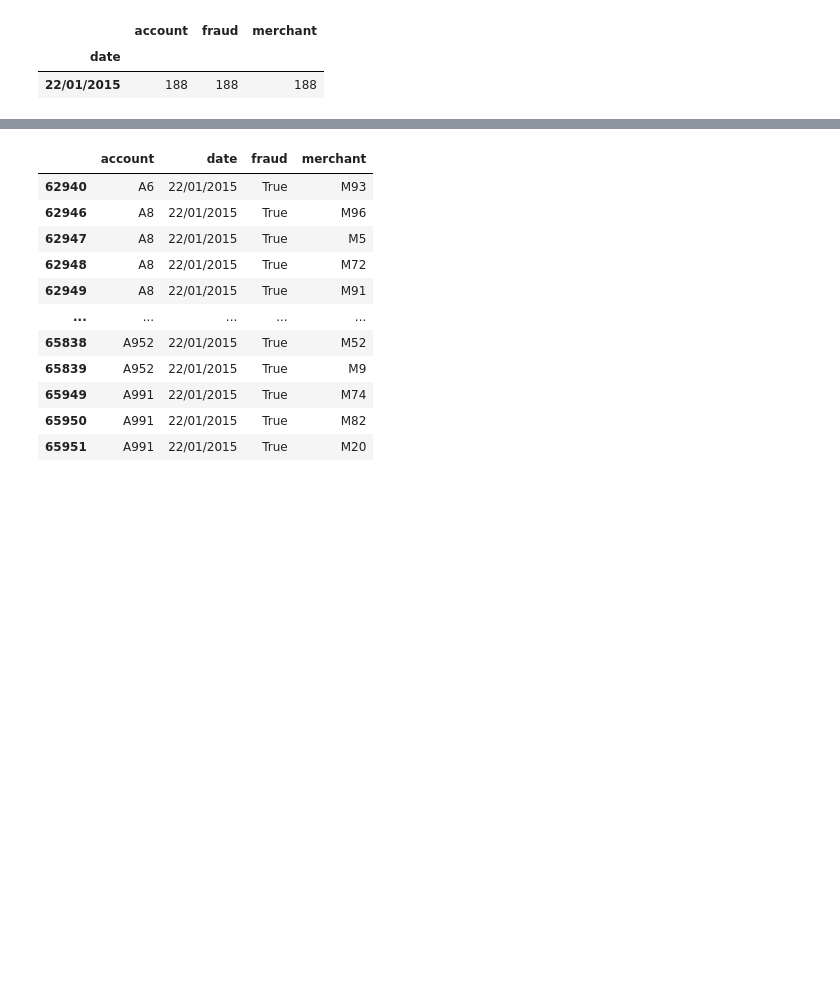
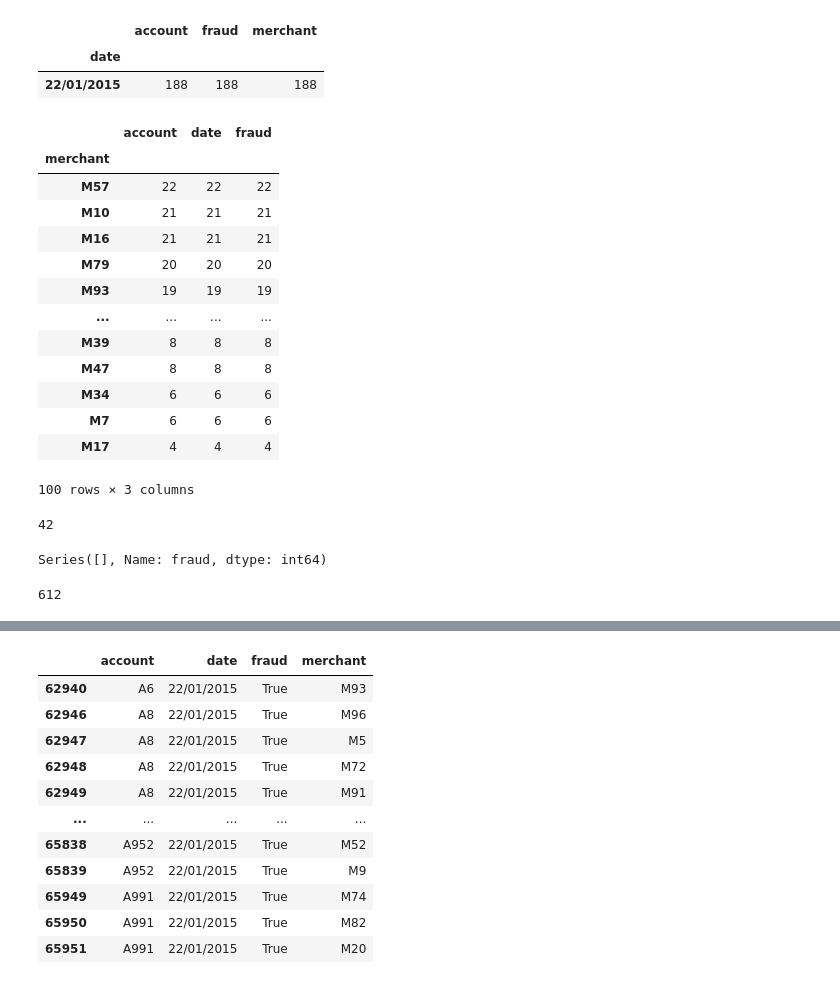
Before and after one commit to Sushila-Phogat/Data-science-with-Python, a Jupyter notebook: PreInterviewTask2.ipynb, the cells around one changed output, grey strips where cells are left out. Cells and saved outputs as stored; diff of their text form; code cells hidden in the pictures; blank space fills up the shorter version.

```diff
--- a/PreInterviewTask2.ipynb
+++ b/PreInterviewTask2.ipynb
@@ -50,3 +50,36 @@ dt[dt['account']==max(dt['account'])]
 |  | account | fraud | merchant |
 | date |  |  |  |
 | 22/01/2015 | 188 | 188 | 188 |
+# %%
+#maximum Fraud by merchant
+data[(data['fraud'].astype(str).str.strip()=='True') ].groupby('merchant').count().sort_values(by='account',ascending=False)
+# %% [output]
+|  | account | date | fraud |
+| merchant |  |  |  |
+| M57 | 22 | 22 | 22 |
+| M10 | 21 | 21 | 21 |
+| M16 | 21 | 21 | 21 |
+| M79 | 20 | 20 | 20 |
+| M93 | 19 | 19 | 19 |
+| ... | ... | ... | ... |
+| M39 | 8 | 8 | 8 |
+| M47 | 8 | 8 | 8 |
+| M34 | 6 | 6 | 6 |
+| M7 | 6 | 6 | 6 |
+| M17 | 4 | 4 | 4 |
+100 rows × 3 columns
+# %%
+#maximum deFraud transaction by merchant and date
+merdt=data[(data['fraud'].astype(str).str.strip()=='False')].groupby(['merchant','date']).count().sort_values(by='account',ascending=False).iloc[:,-1].head(50).min()
+merdt
+# %% [output]
+42
+# %%
+#maximum deFraud transaction by merchant and date
+data[(data['fraud'].astype(str).str.strip()=='False') &(data['fraud'].astype(str).str.strip()=='True')].groupby(['merchant','date']).count().sort_values(by='account',ascending=False).iloc[:,-1].head(50)
+# %% [output]
+Series([], Name: fraud, dtype: int64)
+# %%
+pd.Series(data[(data['fraud'].astype(str).str.strip()=='False') & (data['merchant'].astype(str).str.strip()=='M21')]['account'].unique()).count()
+# %% [output]
+612
```
Also changed, not shown: parts of 2 cells of this notebook.
